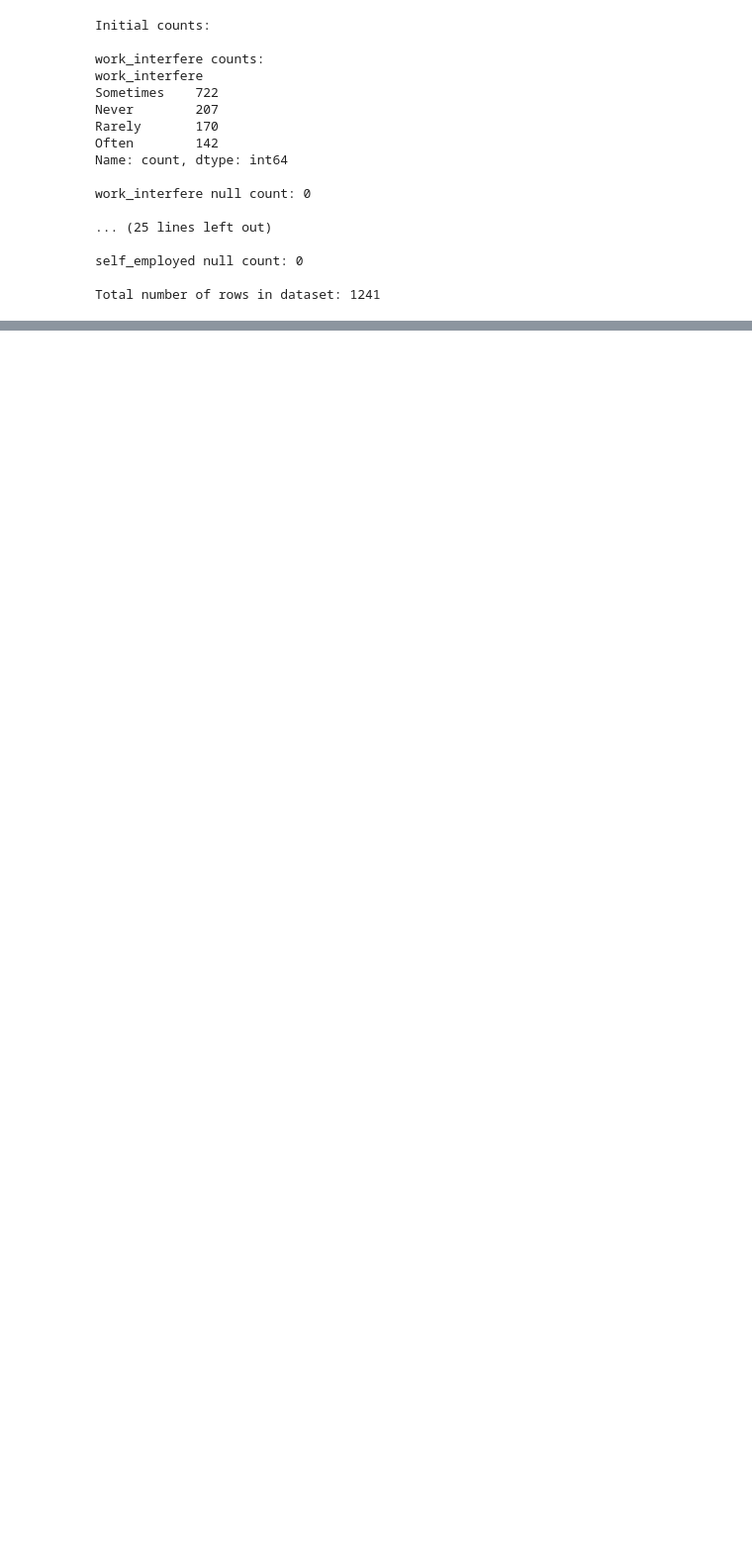
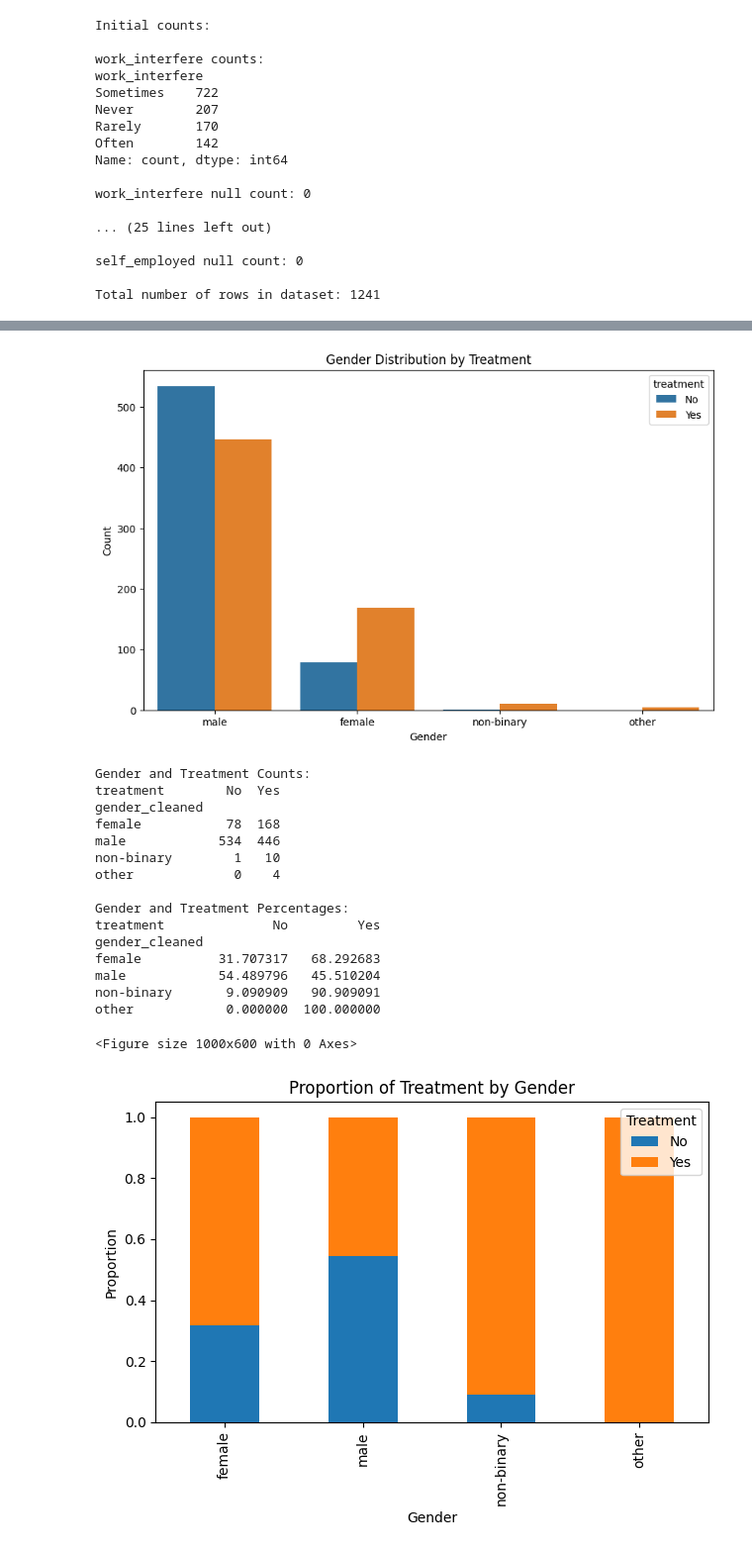
Before and after one commit to jxhangithub/master-machine-learning-engineer, a Jupyter notebook: basic_models/Classification1.ipynb, the cells around one changed output, grey strips where cells are left out. Shown: that part at 99% size. Cells and saved outputs as stored; diff of their text form; code cells hidden in the pictures; blank space fills up the shorter version.

```diff
--- a/basic_models/Classification1.ipynb
+++ b/basic_models/Classification1.ipynb
@@ -252,0 +541,49 @@ Total number of rows in dataset: 1241
+# %%
+import pandas as pd
+import seaborn as sns
+import matplotlib.pyplot as plt
+
+# 1. Simple Bar Plot
+plt.figure(figsize=(10, 6))
+sns.countplot(data=df, x='gender_cleaned', hue='treatment')
+plt.title('Gender Distribution by Treatment')
+plt.xlabel('Gender')
+plt.ylabel('Count')
+plt.show()
+
+# 2. Print actual numbers
+print("\nGender and Treatment Counts:")
+print(pd.crosstab(df['gender_cleaned'], df['treatment']))
+
+# 3. Print percentages
+print("\nGender and Treatment Percentages:")
+print(pd.crosstab(df['gender_cleaned'], df['treatment'], normalize='index') * 100)
+
+# Alternative: Stacked Bar Plot
+plt.figure(figsize=(10, 6))
+pd.crosstab(df['gender_cleaned'], df['treatment'], normalize='index').plot(kind='bar', stacked=True)
+plt.title('Proportion of Treatment by Gender')
+plt.xlabel('Gender')
+plt.ylabel('Proportion')
+plt.legend(title='Treatment')
+plt.tight_layout()
+plt.show()
+# %% [output]
+[figure, added]
+Gender and Treatment Counts:
+treatment        No  Yes
+gender_cleaned
+female           78  168
+male            534  446
+non-binary        1   10
+other             0    4
+
+Gender and Treatment Percentages:
+treatment              No         Yes
+gender_cleaned
+female          31.707317   68.292683
+male            54.489796   45.510204
+non-binary       9.090909   90.909091
+other            0.000000  100.000000
+<Figure size 1000x600 with 0 Axes>
+[figure, added]
```
Also changed, not shown: parts of 17 cells of this notebook.
